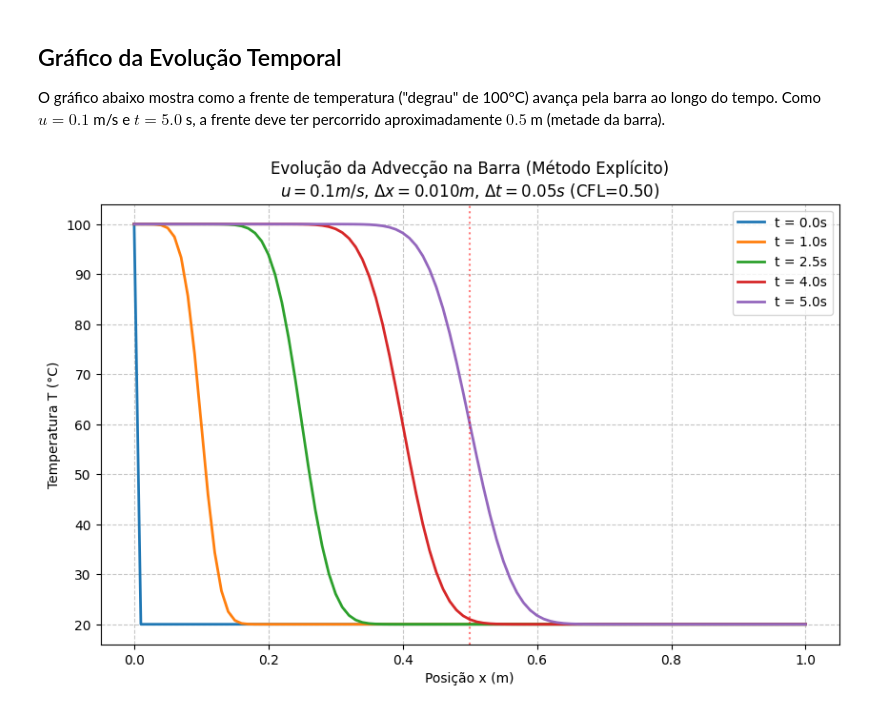
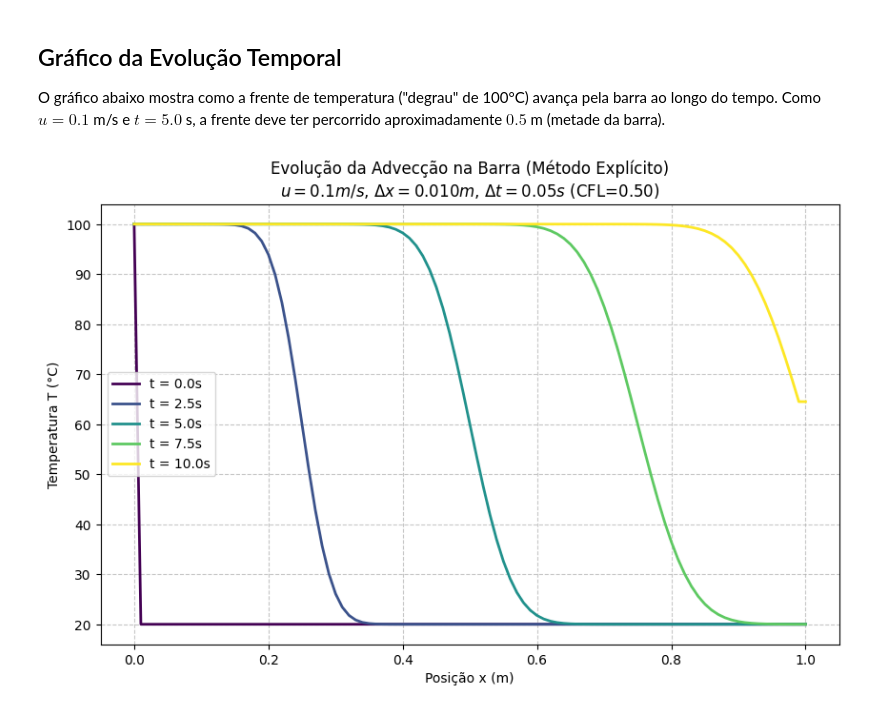
Before and after one commit to ViniciusCMB/metodos-num, a Jupyter notebook: 2025.2/trabalho4.ipynb, the cells around one changed output. Saved outputs shown, nothing was run; the diff lists cells and outputs as text; code cells hidden in the pictures.

```diff
--- a/2025.2/trabalho4.ipynb
+++ b/2025.2/trabalho4.ipynb
@@ -103,31 +94,32 @@ Primeiros 10 valores de T no tempo final:
 O gráfico abaixo mostra como a frente de temperatura ("degrau" de 100°C) avança pela barra ao longo do tempo. Como $u=0.1$ m/s e $t=5.0$ s, a frente deve ter percorrido aproximadamente $0.5$ m (metade da barra).
 # %%
 # Tempos para plotar
-tempos_para_plotar = [0.0, 1.0, 2.5, 4.0, 5.0]
+tempos_para_plotar = [0.0, 2.5, 5.0, 7.5, 10.0]
 
 plt.figure(figsize=(10, 6))
 
-for t in tempos_para_plotar:
+# Define o colormap
+cmap = plt.cm.viridis
+colors = [cmap(i / (len(tempos_para_plotar) - 1)) for i in range(len(tempos_para_plotar))]
+
+for idx, t in enumerate(tempos_para_plotar):
     if t == 0:
         # Condição inicial manual para plot
         T_plot = np.full(n, T_inicial)
         T_plot[0] = T_A # Ajuste visual do contorno
     else:
         T_plot, _, _ = resolver_adveccao(t, n, L, u, dt, T_A, T_inicial)
 
-    plt.plot(x, T_plot, label=f't = {t}s', linewidth=2)
+    plt.plot(x, T_plot, label=f't = {t}s', linewidth=2, color=colors[idx])
 
 # Detalhes do Gráfico
 plt.xlabel('Posição x (m)')
 plt.ylabel('Temperatura T (°C)')
 plt.title(f'Evolução da Advecção na Barra (Método Explícito)\n$u={u} m/s$, $\Delta x={L/(n-1):.3f} m$, $\Delta t={dt} s$ (CFL={Courant:.2f})')
 plt.grid(True, linestyle='--', alpha=0.7)
 plt.legend()
 
-# Linha vertical indicando onde a frente deveria estar em t=5s (Teórico: x = u*t = 0.5m)
-plt.axvline(x=u*5.0, color='red', linestyle=':', alpha=0.5, label='Posição Teórica (t=5s)')
-
 plt.savefig('grafico_adveccao.png')
 plt.show()
 # %% [output]
-[figure, old version]
+[figure, new version]
```
Also changed, not shown: parts of 7 cells of this notebook, 9 other files.
